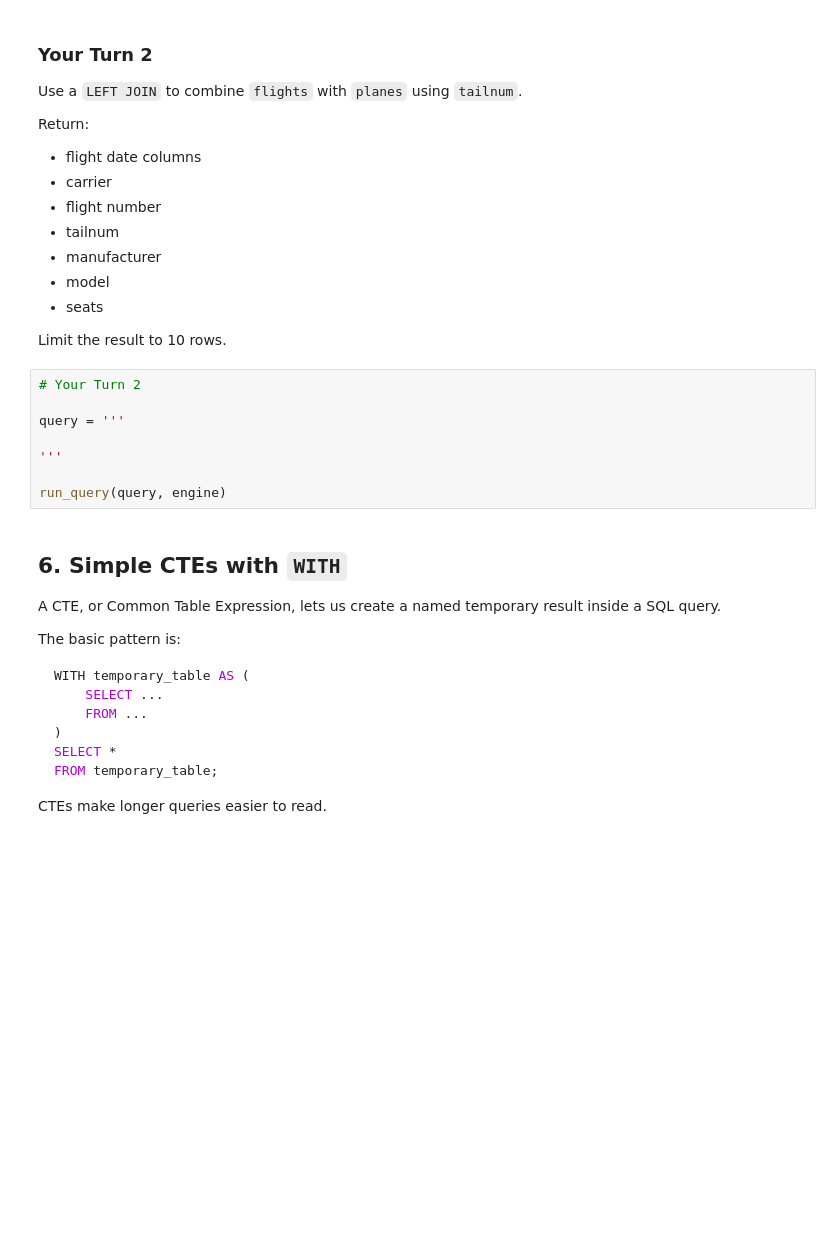
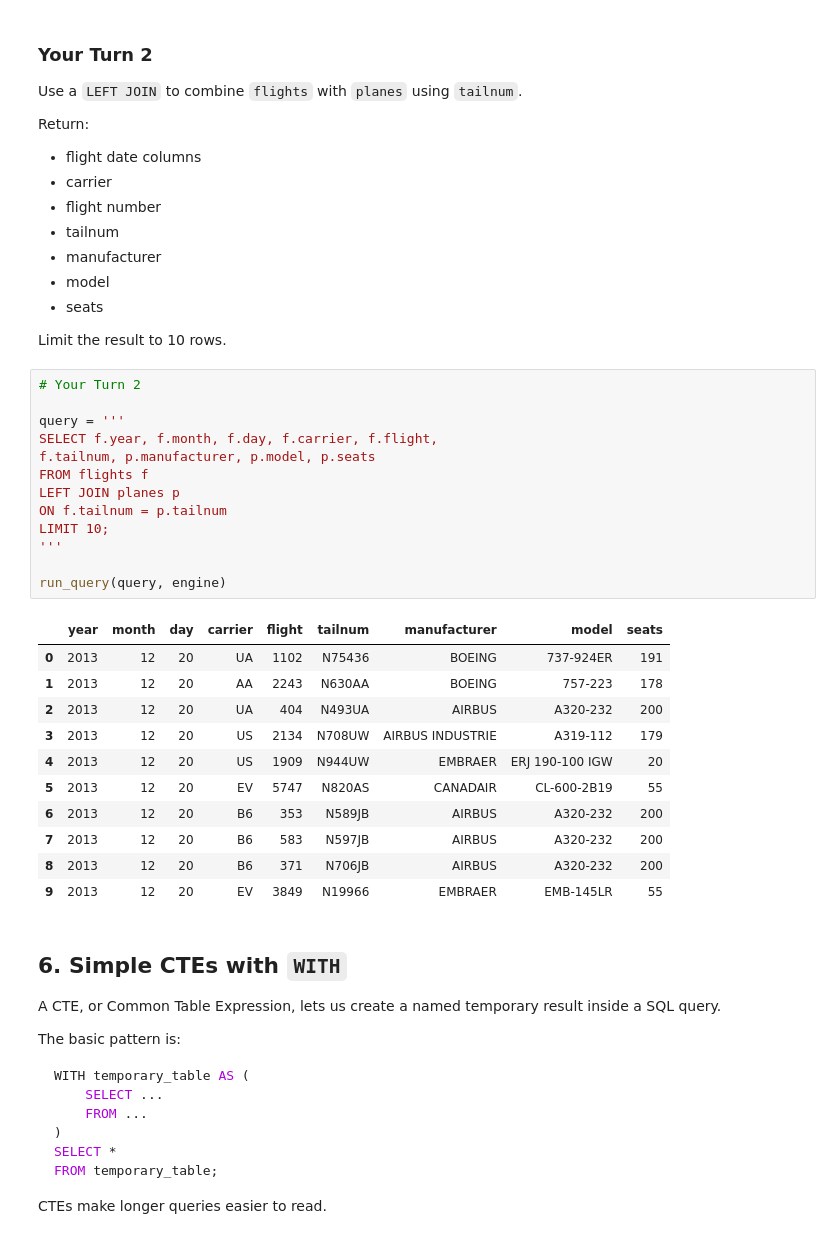
Before and after one commit to aaieza-charania/Ban6003-week9-10-aaieza-charania, a Jupyter notebook: notebooks/module10_sql_joins_abt_guided_lab.ipynb, the cells around one changed output. Saved outputs shown, nothing was run; the diff lists cells and outputs as text; blank space fills up the shorter version.

```diff
--- a/notebooks/module10_sql_joins_abt_guided_lab.ipynb
+++ b/notebooks/module10_sql_joins_abt_guided_lab.ipynb
@@ -351,11 +417,28 @@ Limit the result to 10 rows.
 # %%
 # Your Turn 2
 
 query = '''
-
+SELECT f.year, f.month, f.day, f.carrier, f.flight,
+f.tailnum, p.manufacturer, p.model, p.seats
+FROM flights f
+LEFT JOIN planes p
+ON f.tailnum = p.tailnum
+LIMIT 10;
 '''
 
 run_query(query, engine)
+# %% [output]
+|  | year | month | day | carrier | flight | tailnum | manufacturer | model | seats |
+| 0 | 2013 | 12 | 20 | UA | 1102 | N75436 | BOEING | 737-924ER | 191 |
+| 1 | 2013 | 12 | 20 | AA | 2243 | N630AA | BOEING | 757-223 | 178 |
+| 2 | 2013 | 12 | 20 | UA | 404 | N493UA | AIRBUS | A320-232 | 200 |
+| 3 | 2013 | 12 | 20 | US | 2134 | N708UW | AIRBUS INDUSTRIE | A319-112 | 179 |
+| 4 | 2013 | 12 | 20 | US | 1909 | N944UW | EMBRAER | ERJ 190-100 IGW | 20 |
+| 5 | 2013 | 12 | 20 | EV | 5747 | N820AS | CANADAIR | CL-600-2B19 | 55 |
+| 6 | 2013 | 12 | 20 | B6 | 353 | N589JB | AIRBUS | A320-232 | 200 |
+| 7 | 2013 | 12 | 20 | B6 | 583 | N597JB | AIRBUS | A320-232 | 200 |
+| 8 | 2013 | 12 | 20 | B6 | 371 | N706JB | AIRBUS | A320-232 | 200 |
+| 9 | 2013 | 12 | 20 | EV | 3849 | N19966 | EMBRAER | EMB-145LR | 55 |
 # %% [markdown]
 ## 6. Simple CTEs with `WITH`
 
```
Also changed, not shown: parts of 30 cells of this notebook, 2 other files.
